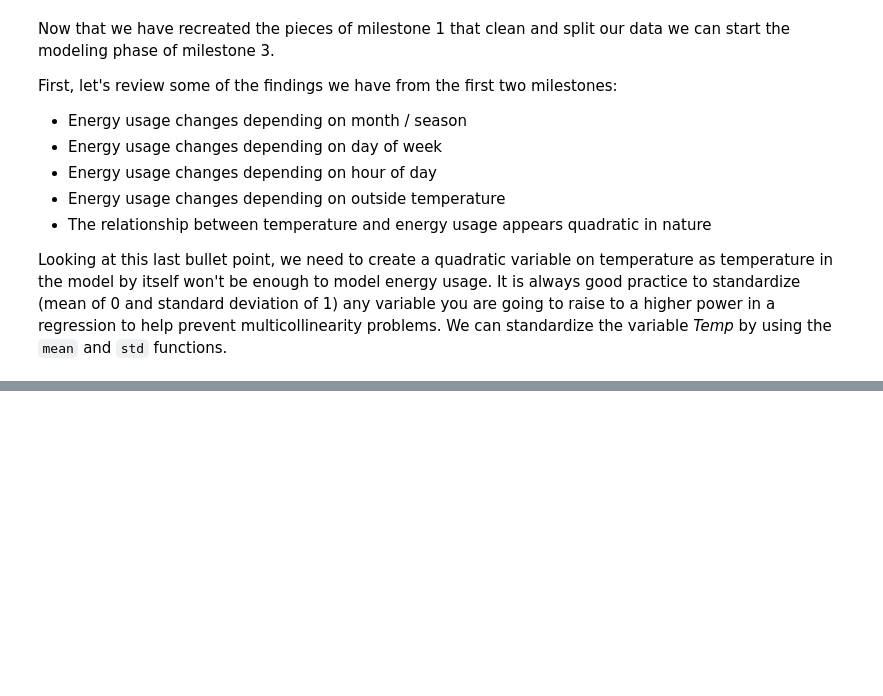
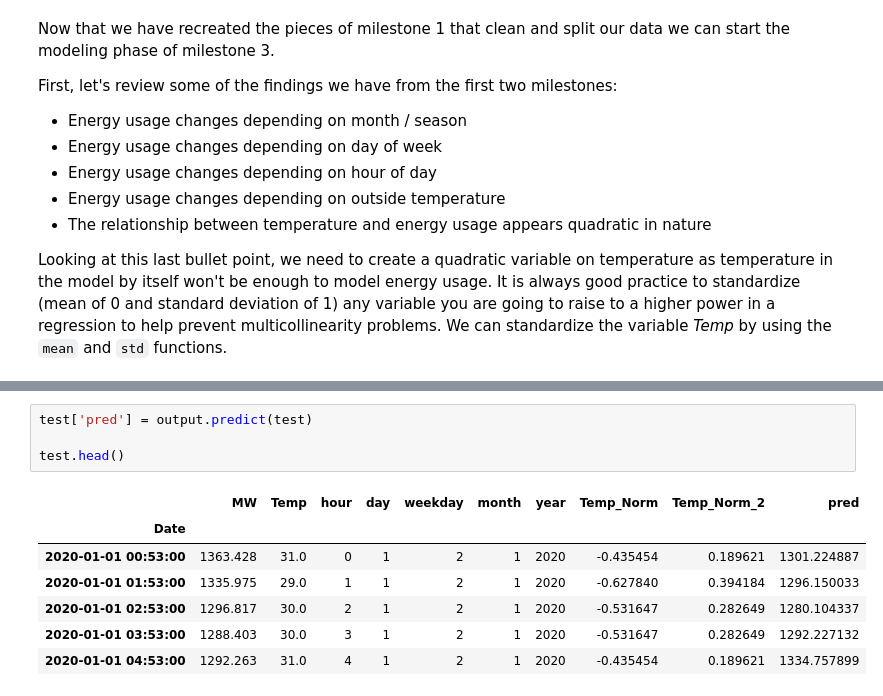
Before and after one commit to BundeAmos/Time_Series, a Jupyter notebook: Forecasting_Energy_Demand.ipynb, the cells around one changed output, grey strips where cells are left out. Drawn from its saved outputs; the diff is of its cells as text; blank space fills up the shorter version.

```diff
--- a/Forecasting_Energy_Demand.ipynb
+++ b/Forecasting_Energy_Demand.ipynb
@@ -241,0 +358,12 @@ Looking at this last bullet point, we need to create a quadratic variable on tem
+# %%
+test['pred'] = output.predict(test)
+
+test.head()
+# %% [output]
+|  | MW | Temp | hour | day | weekday | month | year | Temp_Norm | Temp_Norm_2 | pred |
+| Date |  |  |  |  |  |  |  |  |  |  |
+| 2020-01-01 00:53:00 | 1363.428 | 31.0 | 0 | 1 | 2 | 1 | 2020 | -0.435454 | 0.189621 | 1301.224887 |
+| 2020-01-01 01:53:00 | 1335.975 | 29.0 | 1 | 1 | 2 | 1 | 2020 | -0.627840 | 0.394184 | 1296.150033 |
+| 2020-01-01 02:53:00 | 1296.817 | 30.0 | 2 | 1 | 2 | 1 | 2020 | -0.531647 | 0.282649 | 1280.104337 |
+| 2020-01-01 03:53:00 | 1288.403 | 30.0 | 3 | 1 | 2 | 1 | 2020 | -0.531647 | 0.282649 | 1292.227132 |
+| 2020-01-01 04:53:00 | 1292.263 | 31.0 | 4 | 1 | 2 | 1 | 2020 | -0.435454 | 0.189621 | 1334.757899 |
```
Also changed, not shown: parts of 20 cells of this notebook.
